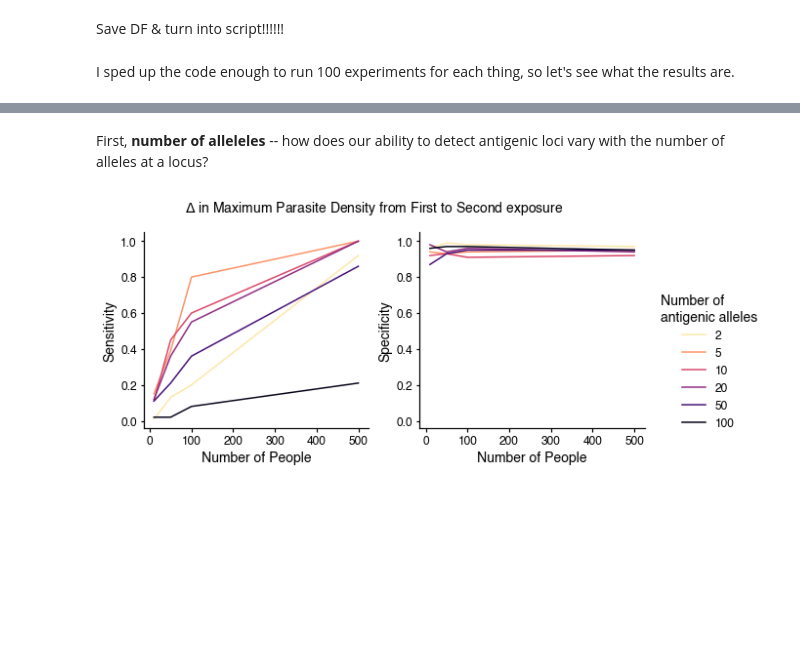
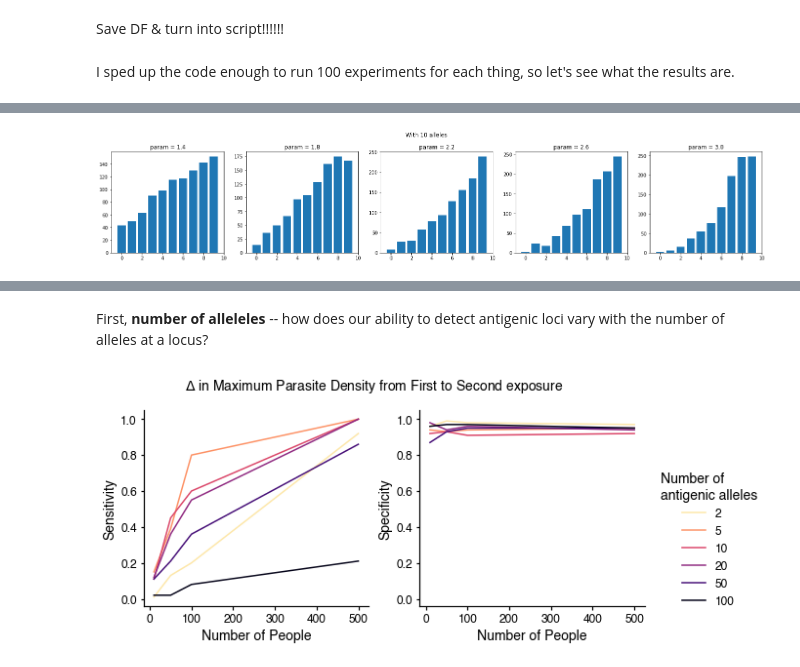
Before and after one commit to blab/pf-longitudinal, a Jupyter notebook: pf-tent/powercalcs_Fall2022.ipynb, the cells around one changed output, grey strips where cells are left out. Cells and saved outputs as stored; diff of their text form; code cells hidden in the pictures; blank space fills up the shorter version.

Commit message:
Fix wLoci bug; add exception for valueError in mann Whitney; Add code & power cacls for changing allele frequency

```diff
--- a/pf-tent/powercalcs_Fall2022.ipynb
+++ b/pf-tent/powercalcs_Fall2022.ipynb
@@ -690,0 +674,19 @@ I sped up the code enough to run 100 experiments for each thing, so let's see wh
+# %%
+n_alleles=10
+params = np.arange(1.4,3.4,0.4)
+M = np.zeros((1000,len(params)), dtype=int)
+for i, a in enumerate(params):
+    floats = np.random.power(a, 1000)
+    alleles = np.ceil(floats*n_alleles)-1
+    M[:,i] = alleles
+fig,ax = plt.subplots(ncols=len(params),figsize = (5*len(params),4))
+for i, a in enumerate(params):
+    x,y = np.unique(M[:,i], return_counts=True)
+    ax[i].bar(x,y, label=a,align='center')
+    ax[i].set_xlim(-1,10)
+    ax[i].set_title("param = "+ str(round(a,1)))
+fig.suptitle("With 10 alleles", va="bottom")
+
+fig.savefig("figs/power_10alleles.pdf")
+# %% [output]
+[figure, added]
```
Also changed, not shown: parts of 4 cells of this notebook, 3 other files.
